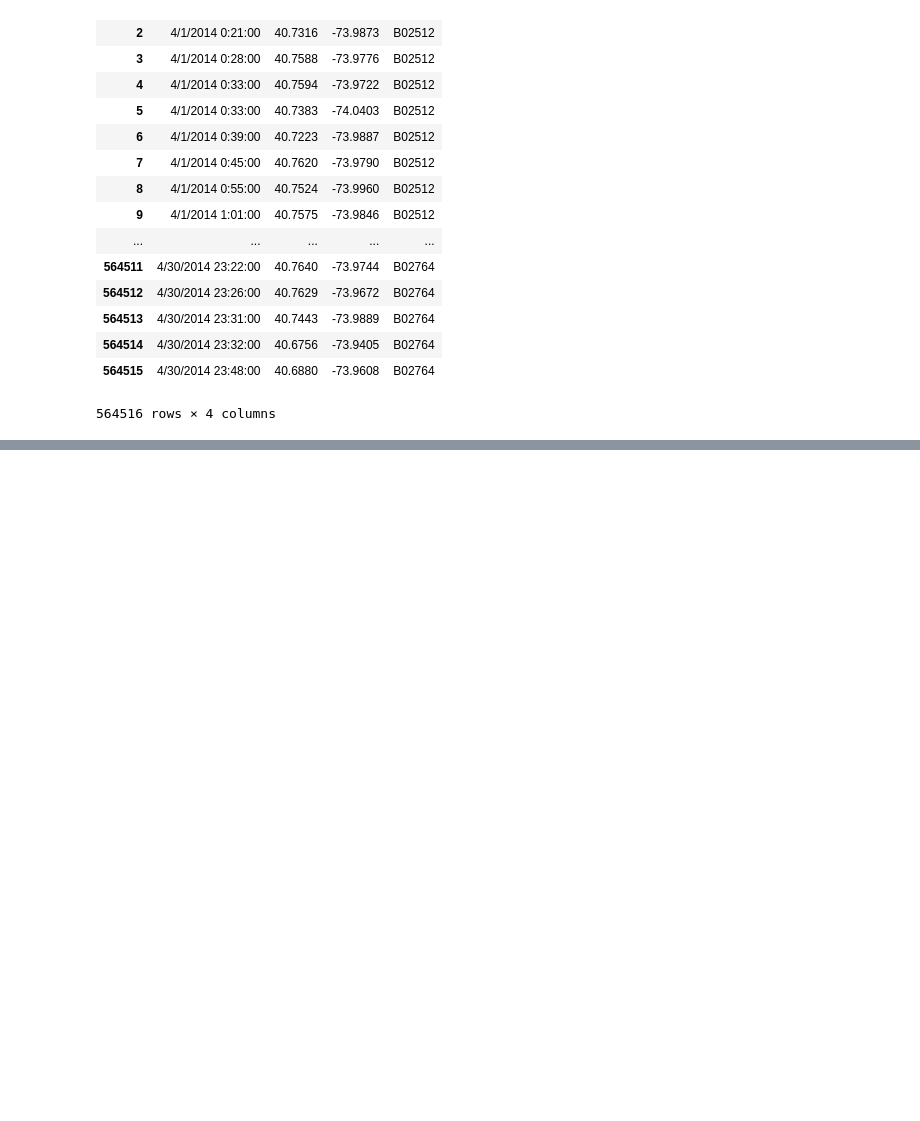
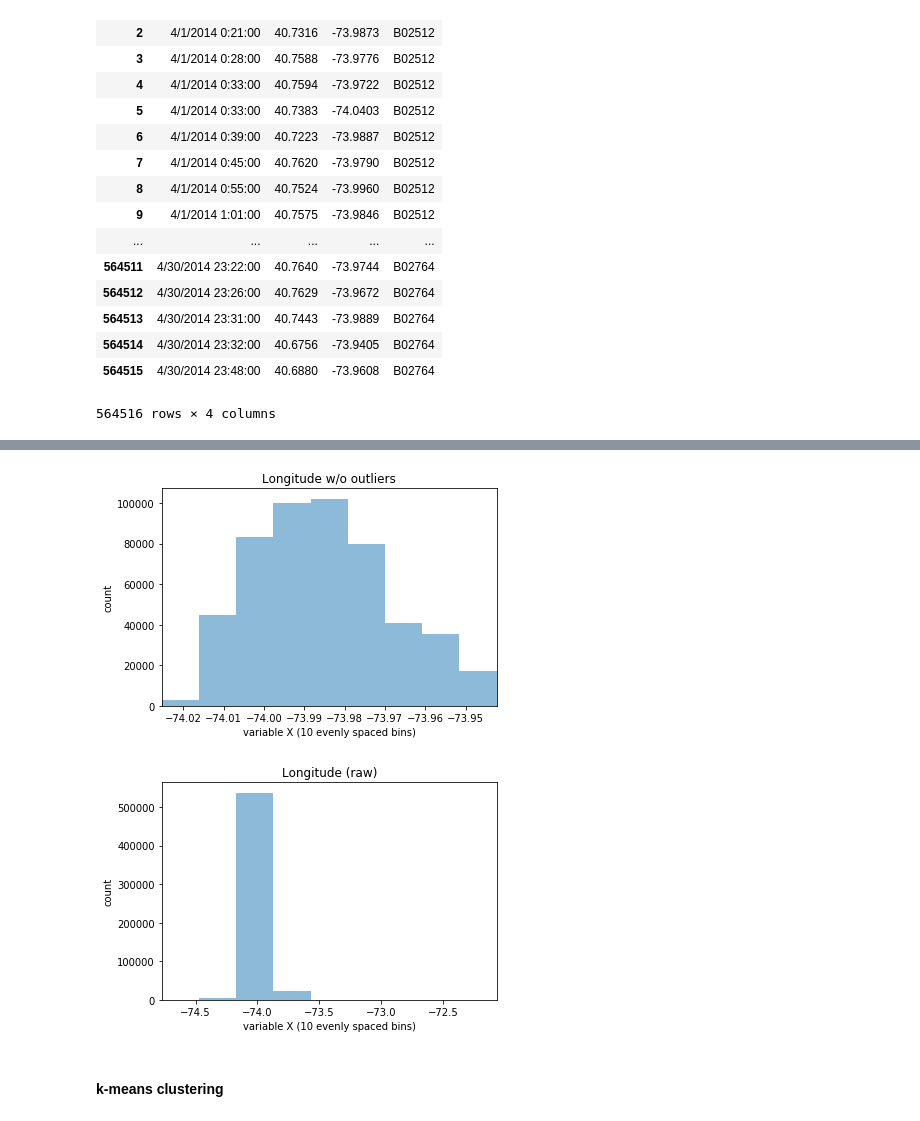
Before and after one commit to BisratM/NYC-Traffic-Analysis, a Jupyter notebook: parse_uber.ipynb, the cells around one changed output, grey strips where cells are left out. Cells and saved outputs as stored; diff of their text form; code cells hidden in the pictures; blank space fills up the shorter version.

```diff
--- a/parse_uber.ipynb
+++ b/parse_uber.ipynb
@@ -81,0 +136,9 @@ nx.draw(G, pos_mapping)
+# %%
+lon_strip = removeOutliers(lon, 1)
+plotHist(lon_strip, 10, 'Longitude w/o outliers')
+plotHist(lon, 10, 'Longitude (raw)')
+# %% [output]
+[figure, added]
+[figure, added]
+# %% [markdown]
+#### k-means clustering
```
Also changed, not shown: parts of 17 cells of this notebook, 9 other files.
